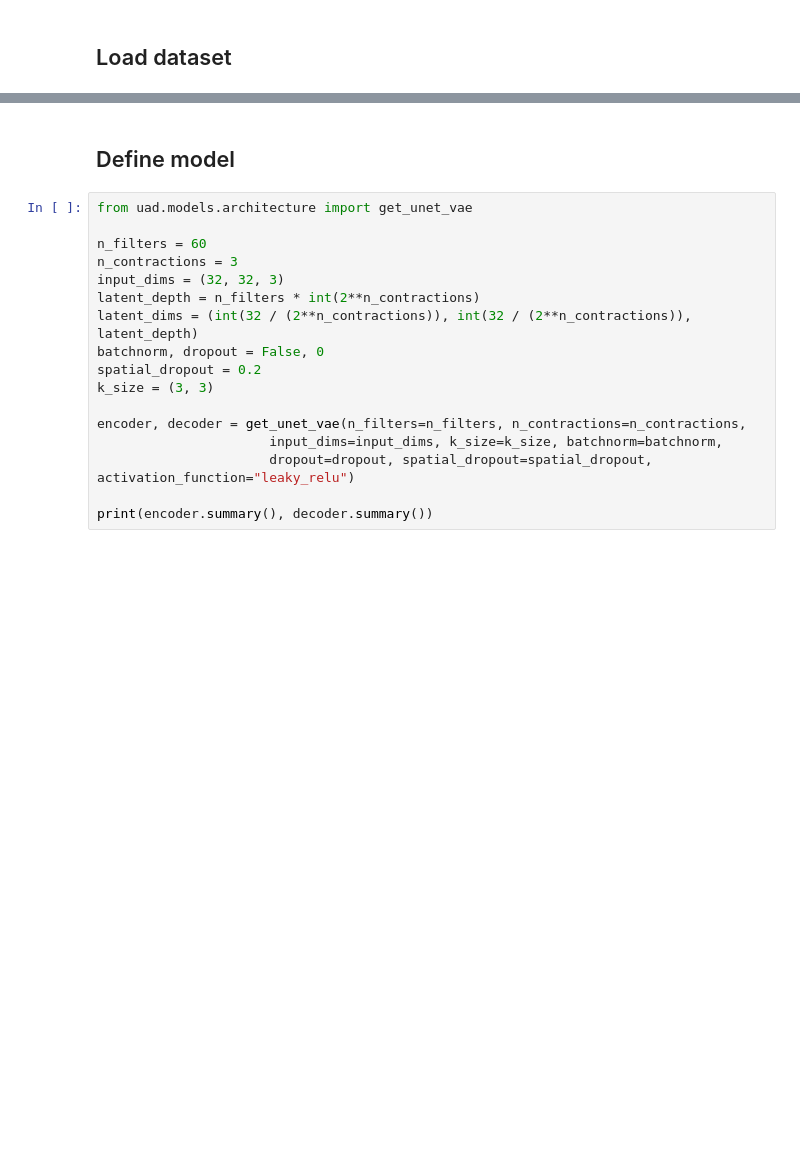
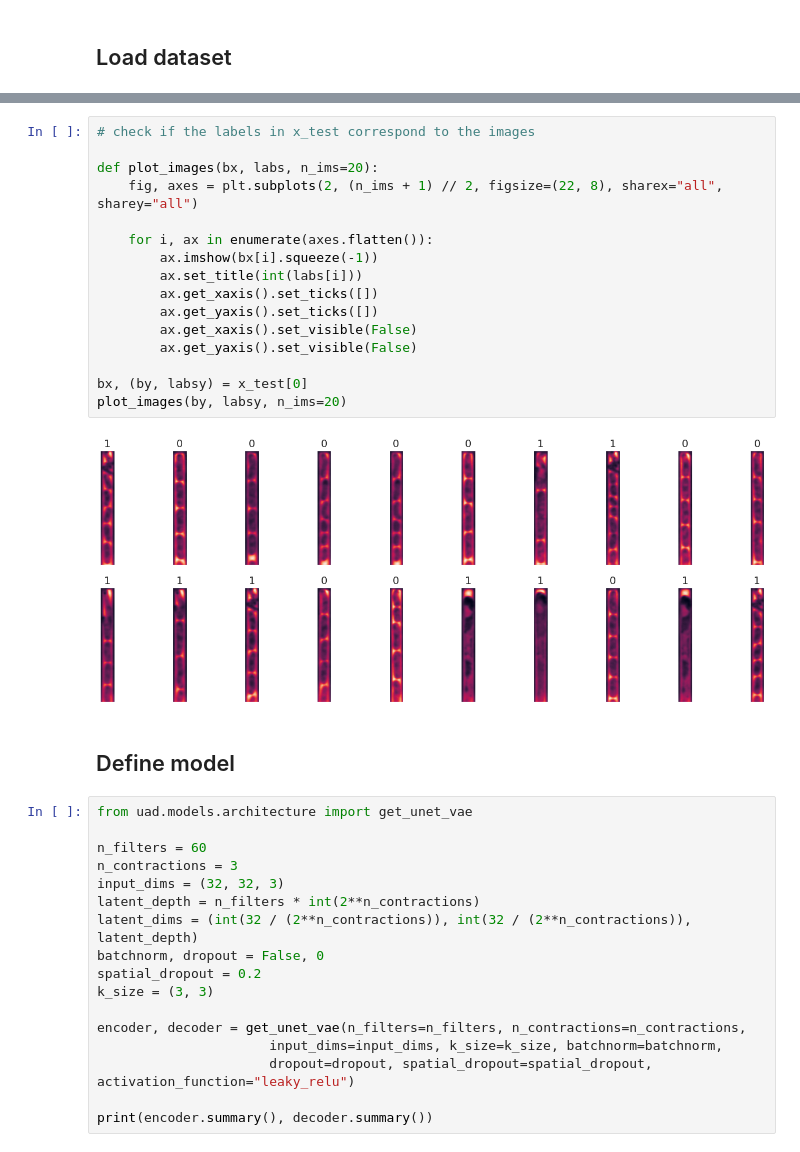
Before and after one commit to hugovaysset/MNIST_UAD, a Jupyter notebook: BACT_one_vs_all/oc_vae.ipynb, the cells around one changed output, grey strips where cells are left out. Saved outputs shown, nothing was run; the diff lists cells and outputs as text; blank space fills up the shorter version.

```diff
--- a/BACT_one_vs_all/oc_vae.ipynb
+++ b/BACT_one_vs_all/oc_vae.ipynb
@@ -219,3 +207,21 @@ Validation set OK
+# %%
+# check if the labels in x_test correspond to the images
+
+def plot_images(bx, labs, n_ims=20):
+    fig, axes = plt.subplots(2, (n_ims + 1) // 2, figsize=(22, 8), sharex="all", sharey="all")
+
+    for i, ax in enumerate(axes.flatten()):
+        ax.imshow(bx[i].squeeze(-1))
+        ax.set_title(int(labs[i]))
+        ax.get_xaxis().set_ticks([])
+        ax.get_yaxis().set_ticks([])
+        ax.get_xaxis().set_visible(False)
+        ax.get_yaxis().set_visible(False)
+
+bx, (by, labsy) = x_test[0]
+plot_images(by, labsy, n_ims=20)
+# %% [output]
+[figure, added]
 # %% [markdown]
 ## Define model
 # %%
```
Also changed, not shown: parts of 7 cells of this notebook, 3 other files.
